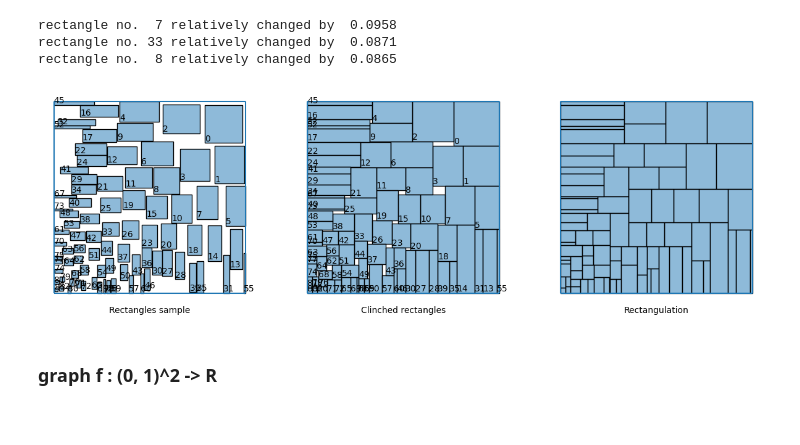
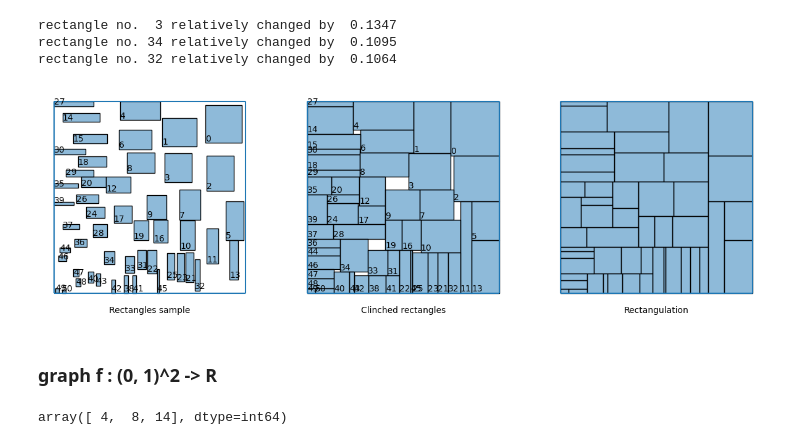
Before and after one commit to Polatucha16/SquareDivision, a Jupyter notebook: square_division_example.ipynb, the cells around one changed output. Cells and saved outputs as stored; diff of their text form; code cells hidden in the pictures.

```diff
--- a/square_division_example.ipynb
+++ b/square_division_example.ipynb
@@ -1,35 +1,35 @@
 # %%
 import numpy as np
 from SquareDivision.src.rectangle_class import Rectangulation
 from SquareDivision.src.distributions import FromFunction, BetweenFunctions, tepui, surface_perp_to
 
 rects = Rectangulation(config={"seed": 123567})
 
 
 width_0 = lambda mid_pt: surface_perp_to(mid_pt, vect = np.array([0, -1, 5]), val_at_0 = 0.0075)
 width_1 = lambda mid_pt: surface_perp_to(mid_pt, vect = np.array([0, -2, 10]), val_at_0 = 0.02)
 # width_1 = lambda mid_pt: tepui(mid_pt, top=0.6, bottom=0.01, slope=2.5, vertex=0.8, pts=np.array([[0.5, 0.5]]))
 
 height_0 = lambda mid_pt: surface_perp_to(mid_pt, vect = np.array([-1, 0, 5]), val_at_0 = 0.0075)
 height_1 = lambda mid_pt: surface_perp_to(mid_pt, vect = np.array([-2, 0, 10]), val_at_0 = 0.02)
 # height_1 = lambda mid_pt: tepui(mid_pt, top=0.5, bottom=0.01, slope=2.5, vertex=0.8, pts=np.array([[0.5, 0.5]]))
 
 rects.sample_rectangles(
-    num=2000,
+    num=200,
     widths_strategy = BetweenFunctions(func_0=width_0, func_1=width_1, rng=rects.rng),
     heights_strategy= BetweenFunctions(func_0=height_0, func_1=height_1, rng=rects.rng),
 )
 rects.find_disjoint_family()
 rects.clinch()
 rects.close_holes()
 
 rects.report(tol=0.01, digits=4, limit_list=3)
 rects.draw(disjoint=True, inflated=True, inflated_nums=True, closed=True, closed_nums=False)
 # %% [output]
-rectangle no.  7 relatively changed by  0.0958
-rectangle no. 33 relatively changed by  0.0871
-rectangle no.  8 relatively changed by  0.0865
+rectangle no.  3 relatively changed by  0.1347
+rectangle no. 34 relatively changed by  0.1095
+rectangle no. 32 relatively changed by  0.1064
-[figure, old version]
+[figure, new version]
 # %% [markdown]
 ### graph f : (0, 1)^2 -> R
 # %%
@@ -55,0 +56,5 @@ rects.draw_contact_graph(0)
+# %%
+from SquareDivision.contact_graph.incidence_matrix import idxs_of_touching_rectangles_in_dir
+idxs_of_touching_rectangles_in_dir(6, rects.clinched_rectangles, 'd')
+# %% [output]
+array([ 4,  8, 14], dtype=int64)
```
Also changed, not shown: parts of 1 cell of this notebook, 9 other files.
